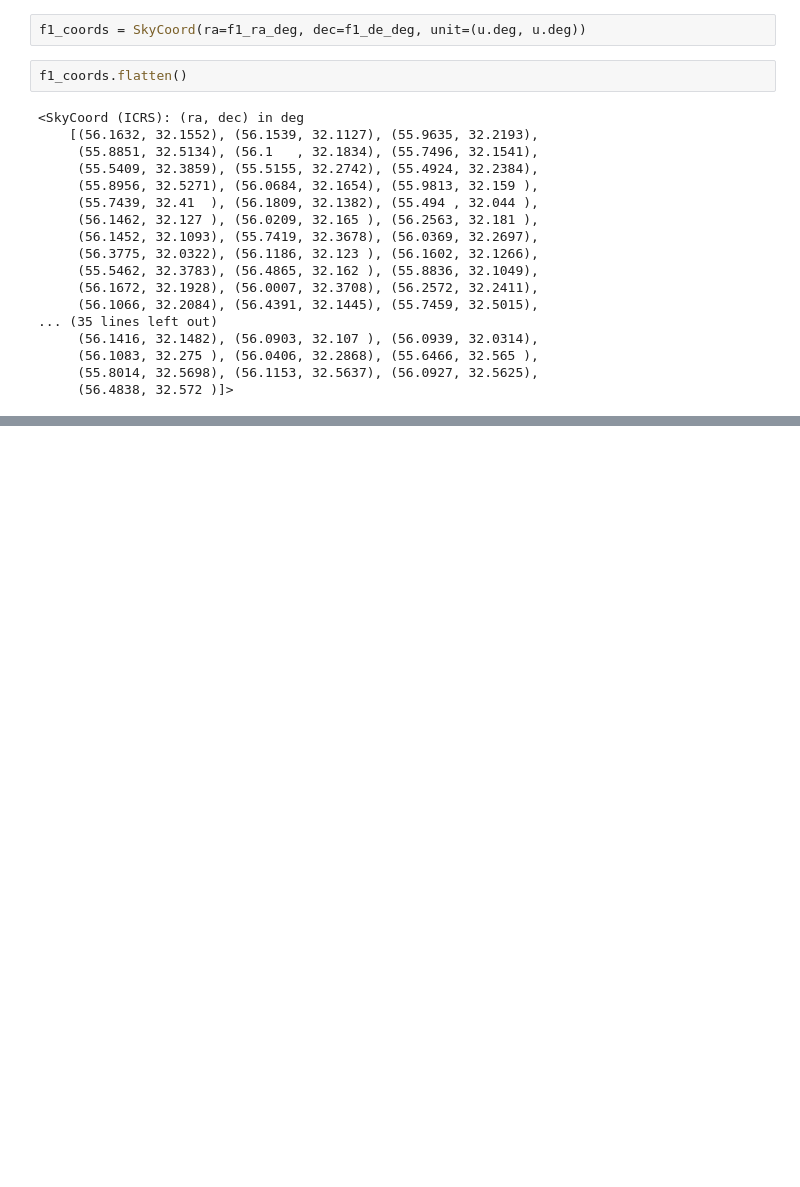
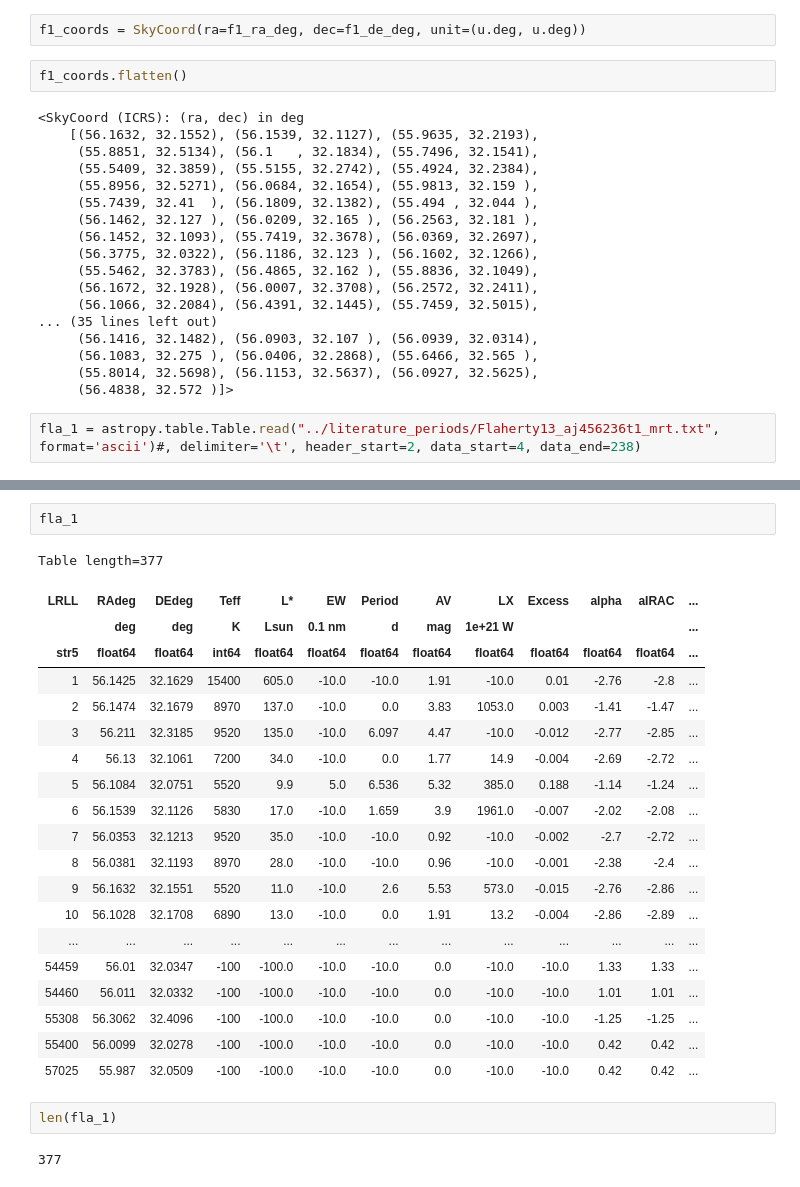
Before and after one commit to tomr-stargazer/Variability_Project_2020, a Jupyter notebook: wuvars/analysis/prototypes/Exploring literature periods.ipynb, the cells around one changed output, grey strips where cells are left out. Drawn from its saved outputs; the diff is of its cells as text; blank space fills up the shorter version.

```diff
--- a/wuvars/analysis/prototypes/Exploring literature periods.ipynb
+++ b/wuvars/analysis/prototypes/Exploring literature periods.ipynb
@@ -678,3 +702,5 @@ f1_coords.flatten()
      (56.1083, 32.275 ), (56.0406, 32.2868), (55.6466, 32.565 ),
      (55.8014, 32.5698), (56.1153, 32.5637), (56.0927, 32.5625),
      (56.4838, 32.572 )]>
+# %%
+fla_1 = astropy.table.Table.read("../literature_periods/Flaherty13_aj456236t1_mrt.txt", format='ascii')#, delimiter='\t', header_start=2, data_start=4, data_end=238)
@@ -680,0 +797,27 @@ f1_coords.flatten()
+# %%
+fla_1
+# %% [output]
+Table length=377
+| LRLL | RAdeg | DEdeg | Teff | L* | EW | Period | AV | LX | Excess | alpha | aIRAC | ... |
+|  | deg | deg | K | Lsun | 0.1 nm | d | mag | 1e+21 W |  |  |  | ... |
+| str5 | float64 | float64 | int64 | float64 | float64 | float64 | float64 | float64 | float64 | float64 | float64 | ... |
+| 1 | 56.1425 | 32.1629 | 15400 | 605.0 | -10.0 | -10.0 | 1.91 | -10.0 | 0.01 | -2.76 | -2.8 | ... |
+| 2 | 56.1474 | 32.1679 | 8970 | 137.0 | -10.0 | 0.0 | 3.83 | 1053.0 | 0.003 | -1.41 | -1.47 | ... |
+| 3 | 56.211 | 32.3185 | 9520 | 135.0 | -10.0 | 6.097 | 4.47 | -10.0 | -0.012 | -2.77 | -2.85 | ... |
+| 4 | 56.13 | 32.1061 | 7200 | 34.0 | -10.0 | 0.0 | 1.77 | 14.9 | -0.004 | -2.69 | -2.72 | ... |
+| 5 | 56.1084 | 32.0751 | 5520 | 9.9 | 5.0 | 6.536 | 5.32 | 385.0 | 0.188 | -1.14 | -1.24 | ... |
+| 6 | 56.1539 | 32.1126 | 5830 | 17.0 | -10.0 | 1.659 | 3.9 | 1961.0 | -0.007 | -2.02 | -2.08 | ... |
+| 7 | 56.0353 | 32.1213 | 9520 | 35.0 | -10.0 | -10.0 | 0.92 | -10.0 | -0.002 | -2.7 | -2.72 | ... |
+| 8 | 56.0381 | 32.1193 | 8970 | 28.0 | -10.0 | -10.0 | 0.96 | -10.0 | -0.001 | -2.38 | -2.4 | ... |
+| 9 | 56.1632 | 32.1551 | 5520 | 11.0 | -10.0 | 2.6 | 5.53 | 573.0 | -0.015 | -2.76 | -2.86 | ... |
+| 10 | 56.1028 | 32.1708 | 6890 | 13.0 | -10.0 | 0.0 | 1.91 | 13.2 | -0.004 | -2.86 | -2.89 | ... |
+| ... | ... | ... | ... | ... | ... | ... | ... | ... | ... | ... | ... | ... |
+| 54459 | 56.01 | 32.0347 | -100 | -100.0 | -10.0 | -10.0 | 0.0 | -10.0 | -10.0 | 1.33 | 1.33 | ... |
+| 54460 | 56.011 | 32.0332 | -100 | -100.0 | -10.0 | -10.0 | 0.0 | -10.0 | -10.0 | 1.01 | 1.01 | ... |
+| 55308 | 56.3062 | 32.4096 | -100 | -100.0 | -10.0 | -10.0 | 0.0 | -10.0 | -10.0 | -1.25 | -1.25 | ... |
+| 55400 | 56.0099 | 32.0278 | -100 | -100.0 | -10.0 | -10.0 | 0.0 | -10.0 | -10.0 | 0.42 | 0.42 | ... |
+| 57025 | 55.987 | 32.0509 | -100 | -100.0 | -10.0 | -10.0 | 0.0 | -10.0 | -10.0 | 0.42 | 0.42 | ... |
+# %%
+len(fla_1)
+# %% [output]
+377
```
Also changed, not shown: parts of 12 cells of this notebook.
